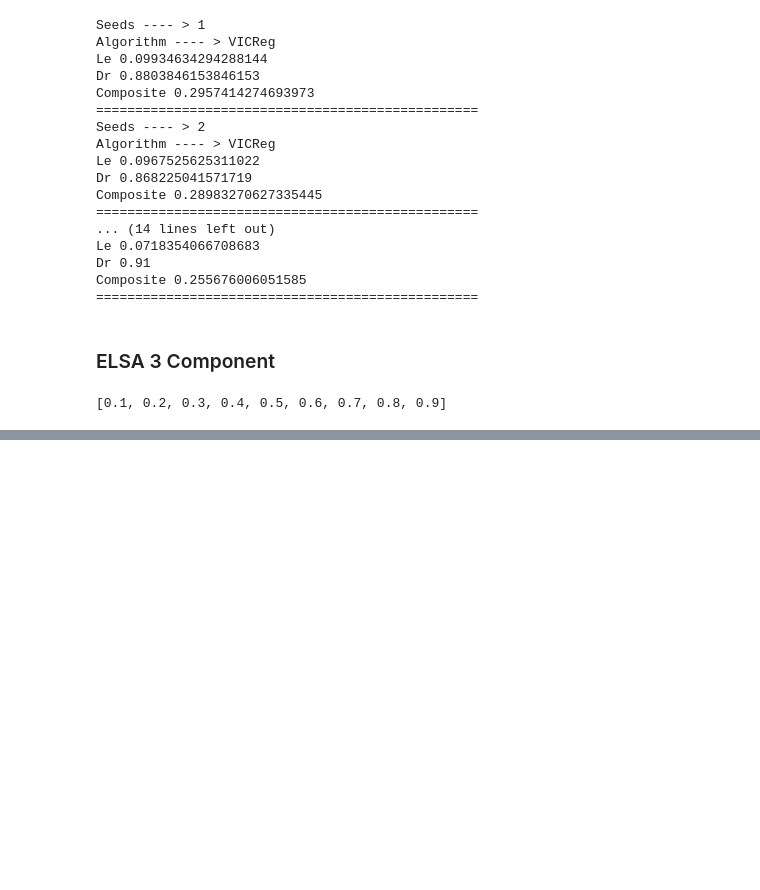
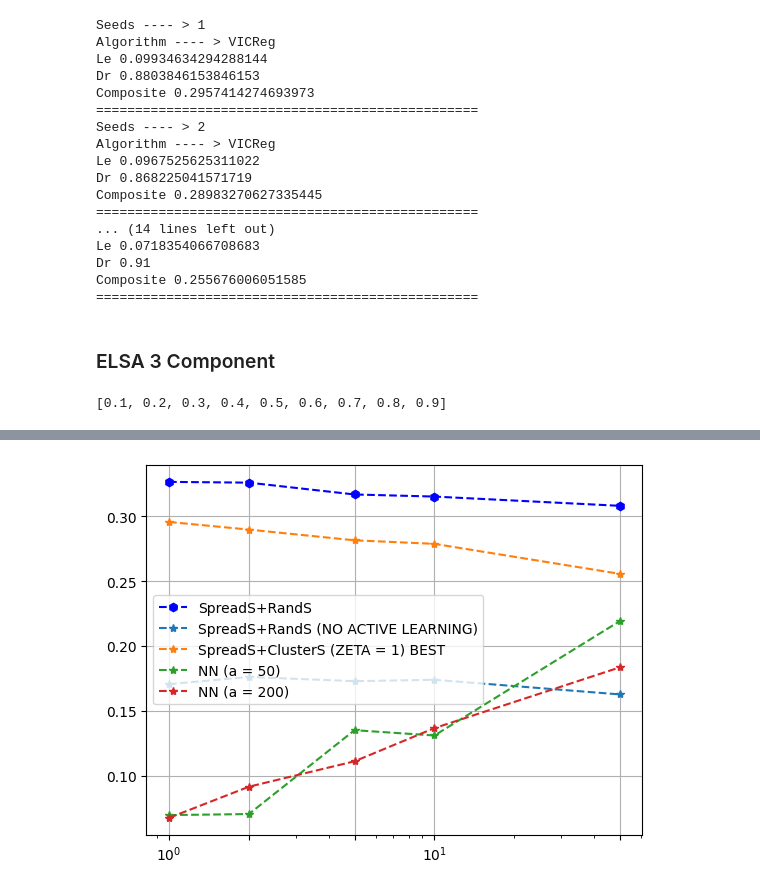
Before and after one commit to dc250601/ELSA, a Jupyter notebook: ANALYSIS/Analysis.ipynb, the cells around one changed output, grey strips where cells are left out. Drawn from its saved outputs; the diff is of its cells as text; code cells hidden in the pictures; blank space fills up the shorter version.

```diff
--- a/ANALYSIS/Analysis.ipynb
+++ b/ANALYSIS/Analysis.ipynb
@@ -158,6 +165,14 @@ print_scores(10, "VICReg", np.median(vicreg_10["Final Labelling Efficiency"]), n
 # # Seed 50
 # print_scores(50, "Barlow Twin", np.median(bt_50["Final Labelling Efficiency"]), np.median(bt_50["Final Percentage Discovery"]))
 print_scores(50, "VICReg", np.median(vicreg_50["Final Labelling Efficiency"]), np.median(vicreg_50["Final Percentage Discovery"]))
+
+score_elsa_noac = {
+    1: gm(np.median(vicreg_1["Final Labelling Efficiency"]), np.median(vicreg_1["Final Percentage Discovery"])),
+    2: gm(np.median(vicreg_2["Final Labelling Efficiency"]), np.median(vicreg_2["Final Percentage Discovery"])),
+    5: gm(np.median(vicreg_5["Final Labelling Efficiency"]), np.median(vicreg_5["Final Percentage Discovery"])),
+    10: gm(np.median(vicreg_10["Final Labelling Efficiency"]), np.median(vicreg_10["Final Percentage Discovery"])),
+    50: gm(np.median(vicreg_50["Final Labelling Efficiency"]), np.median(vicreg_50["Final Percentage Discovery"])),
+}
 # %% [output]
 Seeds ---- > 1
 Algorithm ---- > VICReg
@@ -220,6 +235,14 @@ print_scores(2, "VICReg", np.median(vicreg_2["Final Labelling Efficiency"]), np.
 print_scores(5, "VICReg", np.median(vicreg_5["Final Labelling Efficiency"]), np.median(vicreg_5["Final Percentage Discovery"]))
 print_scores(10, "VICReg", np.median(vicreg_10["Final Labelling Efficiency"]), np.median(vicreg_10["Final Percentage Discovery"]))
 print_scores(50, "VICReg", np.median(vicreg_50["Final Labelling Efficiency"]), np.median(vicreg_50["Final Percentage Discovery"]))
+
+score_2c = {
+    1: gm(np.median(vicreg_1["Final Labelling Efficiency"]), np.median(vicreg_1["Final Percentage Discovery"])),
+    2: gm(np.median(vicreg_2["Final Labelling Efficiency"]), np.median(vicreg_2["Final Percentage Discovery"])),
+    5: gm(np.median(vicreg_5["Final Labelling Efficiency"]), np.median(vicreg_5["Final Percentage Discovery"])),
+    10: gm(np.median(vicreg_10["Final Labelling Efficiency"]), np.median(vicreg_10["Final Percentage Discovery"])),
+    50: gm(np.median(vicreg_50["Final Labelling Efficiency"]), np.median(vicreg_50["Final Percentage Discovery"])),
+}
 # %% [output]
 Seeds ---- > 1
 Algorithm ---- > VICReg
@@ -402,0 +434,56 @@ plt.show()
+# %%
+### NN
+
+# GM scores for VICReg (a = 50)
+gm_scores_a_50 = {
+    1: 0.0696,
+    2: 0.0704,
+    5: 0.1351,
+    10: 0.1310,
+    50: 0.2193
+}
+
+# GM scores for VICReg (a = 200)
+gm_scores_a_200 = {
+    1: 0.06745,
+    2: 0.09149,
+    5: 0.11109,
+    10: 0.13668,
+    50: 0.18358
+}
+
+######
+
+# Plotting ELSA BASE
+seeds = list(score_base.keys())
+composite_scores = list(score_base.values())
+
+# plt.figure(figsize=(10, 6))
+plt.xscale("log")
+plt.xticks([1,2,5,10,50])
+
+
+plt.plot(seeds, composite_scores, marker='h', linestyle='--', color='b',label="SpreadS+RandS")
+
+# Plotting ELSA No Ac
+seeds = list(score_elsa_noac.keys())
+composite_scores = list(score_elsa_noac.values())
+plt.plot(seeds, composite_scores, marker='*', linestyle='--',label="SpreadS+RandS (NO ACTIVE LEARNING)")
+
+# Plotting ELSA 2 Component
+seeds = list(score_2c.keys())
+composite_scores = list(score_2c.values())
+plt.plot(seeds, composite_scores, marker='*', linestyle='--',label="SpreadS+ClusterS (ZETA = 1) BEST")
+# Plotting NN
+seeds = list(gm_scores_a_50.keys())
+composite_scores = list(gm_scores_a_50.values())
+plt.plot(seeds, composite_scores, marker='*', linestyle='--',label="NN (a = 50)")
+# Plotting NN_Large
+# Plotting NN
+seeds = list(gm_scores_a_200.keys())
+composite_scores = list(gm_scores_a_200.values())
+plt.plot(seeds, composite_scores, marker='*', linestyle='--',label="NN (a = 200)")
+plt.legend()
+plt.grid()
+# %% [output]
+[figure, added]
```
Also changed, not shown: parts of 5 cells of this notebook, 1 other file.
